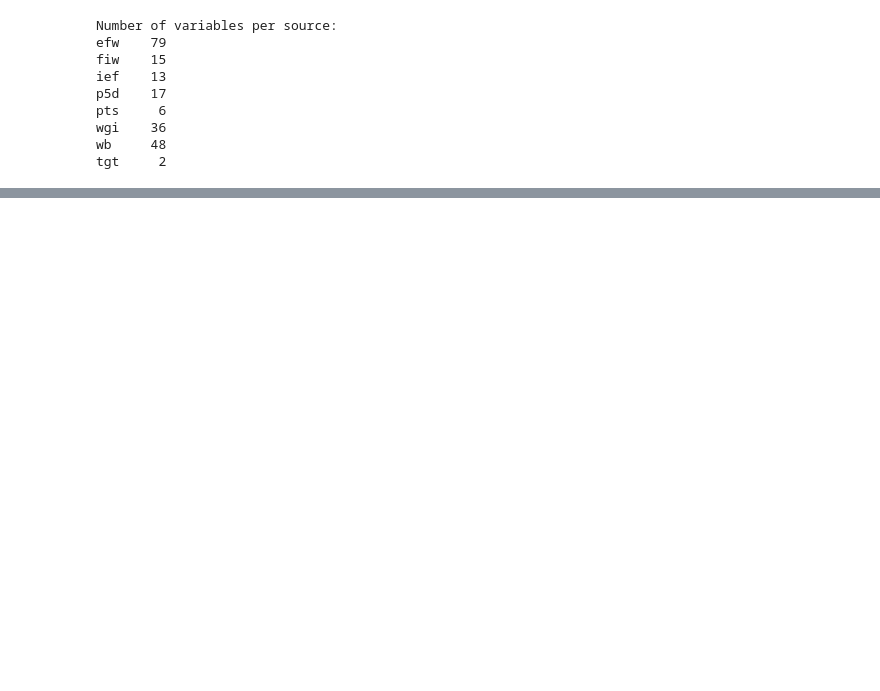
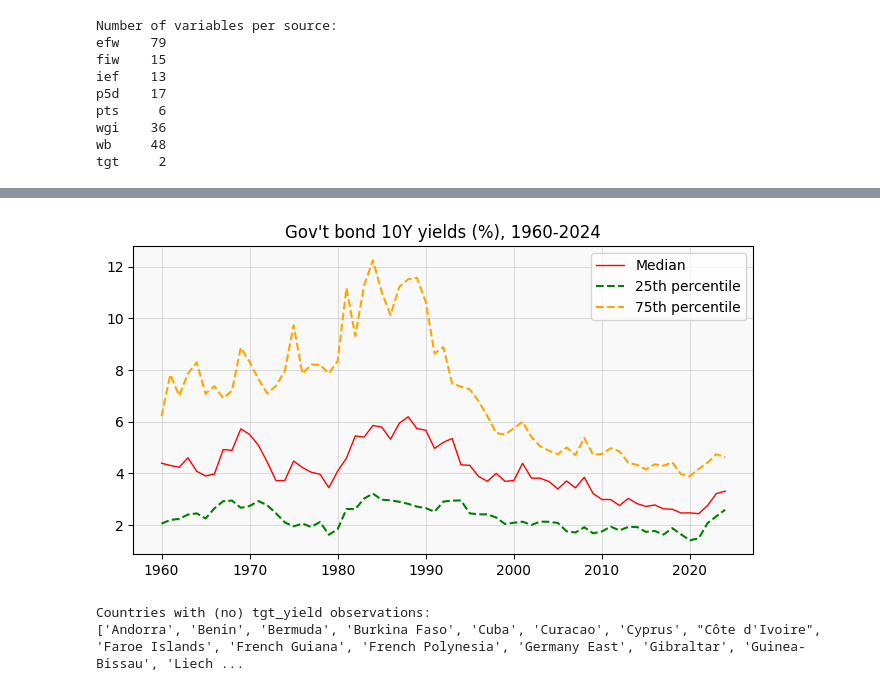
Before and after one commit to janjdarecki/instquality, a Jupyter notebook: 2. Visualise dataset.ipynb, the cells around one changed output, grey strips where cells are left out. Drawn from its saved outputs; the diff is of its cells as text; code cells hidden in the pictures; blank space fills up the shorter version.

```diff
--- a/2. Visualise dataset.ipynb
+++ b/2. Visualise dataset.ipynb
@@ -57,0 +72,19 @@ df
+# %%
+target_timeseries(df, 'yield', 0.25, 0.75)
+# %% [output]
+[figure, added]
+# %%
+# countries with no tgt_yield observations at all
+check_countries = (
+    df.groupby("country")["tgt_yield"]
+      .apply(lambda s: s.notna().sum())
+      # .apply(lambda s: s.isna().sum())
+      .loc[lambda x: x == 0]
+      .index.tolist()
+)
+
+print("Countries with (no) tgt_yield observations:")
+print(check_countries)
+# %% [output]
+Countries with (no) tgt_yield observations:
+['Andorra', 'Benin', 'Bermuda', 'Burkina Faso', 'Cuba', 'Curacao', 'Cyprus', "Côte d'Ivoire", 'Faroe Islands', 'French Guiana', 'French Polynesia', 'Germany East', 'Gibraltar', 'Guinea-Bissau', 'Liech ...
```
Also changed, not shown: parts of 8 cells of this notebook, 7 other files.
